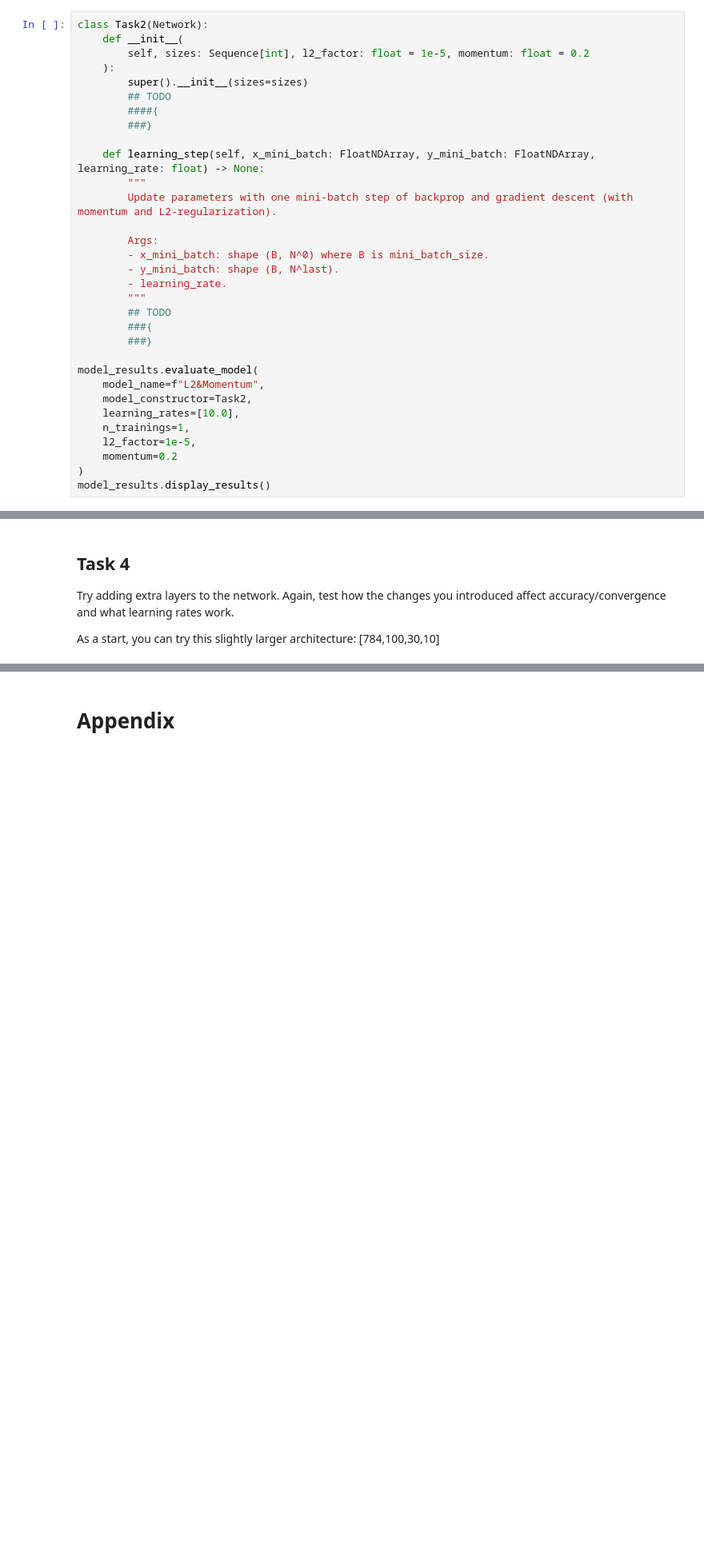
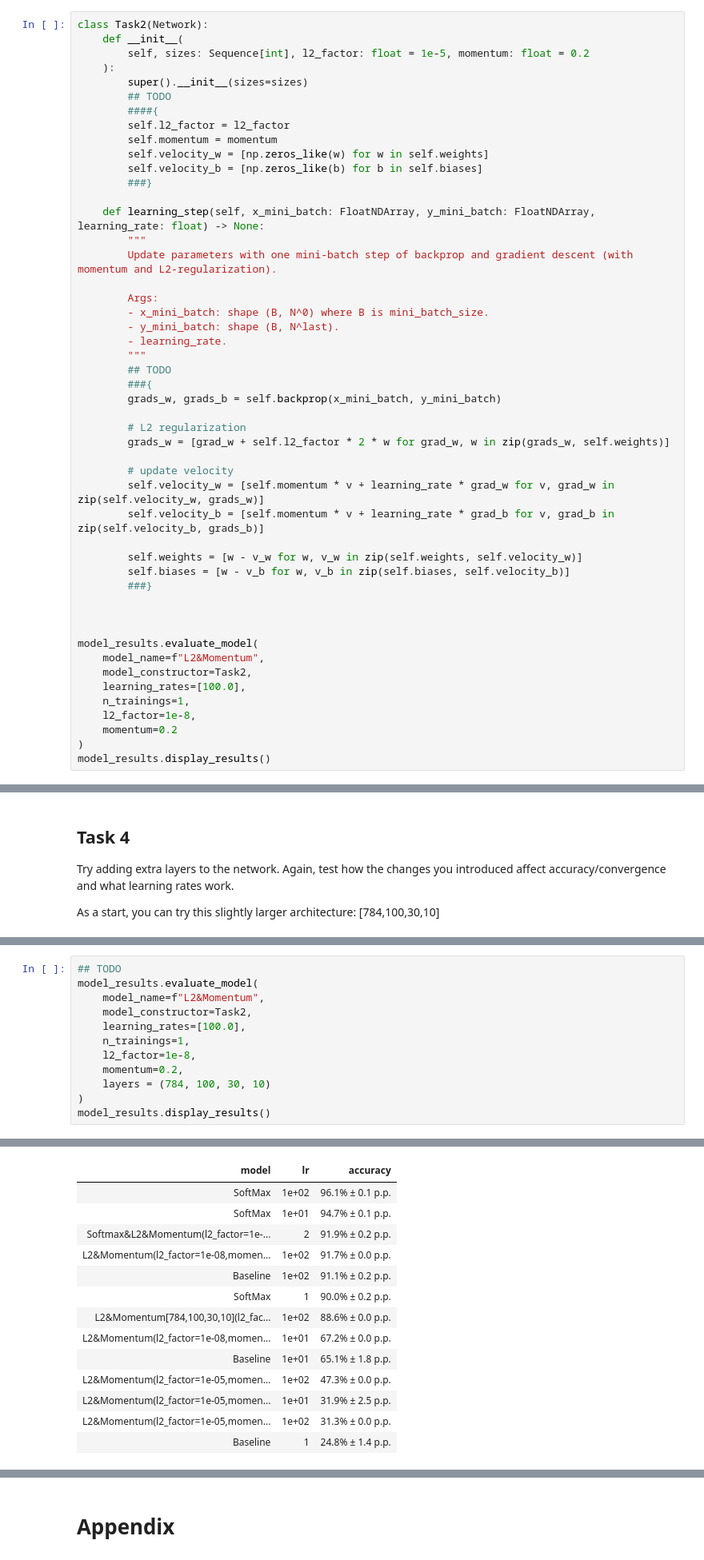
Before and after one commit to MichalSlowakiewicz/Deep-Neural-Network, a Jupyter notebook: LAB_3.ipynb, the cells around one changed output, grey strips where cells are left out. Shown at 80% size. Cells and saved outputs as stored; diff of their text form; blank space fills up the shorter version.

```diff
--- a/LAB_3.ipynb
+++ b/LAB_3.ipynb
@@ -511,6 +525,10 @@ class Task2(Network):
         super().__init__(sizes=sizes)
         ## TODO
         ####{
+        self.l2_factor = l2_factor
+        self.momentum = momentum
+        self.velocity_w = [np.zeros_like(w) for w in self.weights]
+        self.velocity_b = [np.zeros_like(b) for b in self.biases]
         ###}
 
     def learning_step(self, x_mini_batch: FloatNDArray, y_mini_batch: FloatNDArray, learning_rate: float) -> None:
@@ -524,14 +542,27 @@ class Task2(Network):
         """
         ## TODO
         ###{
+        grads_w, grads_b = self.backprop(x_mini_batch, y_mini_batch)
+
+        # L2 regularization
+        grads_w = [grad_w + self.l2_factor * 2 * w for grad_w, w in zip(grads_w, self.weights)]
+
+        # update velocity
+        self.velocity_w = [self.momentum * v + learning_rate * grad_w for v, grad_w in zip(self.velocity_w, grads_w)]
+        self.velocity_b = [self.momentum * v + learning_rate * grad_b for v, grad_b in zip(self.velocity_b, grads_b)]
+
+        self.weights = [w - v_w for w, v_w in zip(self.weights, self.velocity_w)]
+        self.biases = [w - v_b for w, v_b in zip(self.biases, self.velocity_b)]
         ###}
+
+
 
 model_results.evaluate_model(
     model_name=f"L2&Momentum",
     model_constructor=Task2,
-    learning_rates=[10.0],
+    learning_rates=[100.0],
     n_trainings=1,
-    l2_factor=1e-5,
+    l2_factor=1e-8,
     momentum=0.2
 )
 model_results.display_results()
@@ -574,0 +728,13 @@ As a start, you can try this slightly larger architecture: [784,100,30,10]
+# %%
+## TODO
+model_results.evaluate_model(
+    model_name=f"L2&Momentum",
+    model_constructor=Task2,
+    learning_rates=[100.0],
+    n_trainings=1,
+    l2_factor=1e-8,
+    momentum=0.2,
+    layers = (784, 100, 30, 10)
+)
+model_results.display_results()
+# %% [output]
@@ -574,0 +742,14 @@ As a start, you can try this slightly larger architecture: [784,100,30,10]
+| model | lr | accuracy |
+| SoftMax | 1e+02 | 96.1% ± 0.1 p.p. |
+| SoftMax | 1e+01 | 94.7% ± 0.1 p.p. |
+| Softmax&L2&Momentum(l2_factor=1e-... | 2 | 91.9% ± 0.2 p.p. |
+| L2&Momentum(l2_factor=1e-08,momen... | 1e+02 | 91.7% ± 0.0 p.p. |
+| Baseline | 1e+02 | 91.1% ± 0.2 p.p. |
+| SoftMax | 1 | 90.0% ± 0.2 p.p. |
+| L2&Momentum[784,100,30,10](l2_fac... | 1e+02 | 88.6% ± 0.0 p.p. |
+| L2&Momentum(l2_factor=1e-08,momen... | 1e+01 | 67.2% ± 0.0 p.p. |
+| Baseline | 1e+01 | 65.1% ± 1.8 p.p. |
+| L2&Momentum(l2_factor=1e-05,momen... | 1e+02 | 47.3% ± 0.0 p.p. |
+| L2&Momentum(l2_factor=1e-05,momen... | 1e+01 | 31.9% ± 2.5 p.p. |
+| L2&Momentum(l2_factor=1e-05,momen... | 1e+02 | 31.3% ± 0.0 p.p. |
+| Baseline | 1 | 24.8% ± 1.4 p.p. |
```
Also changed, not shown: parts of 14 cells of this notebook.
